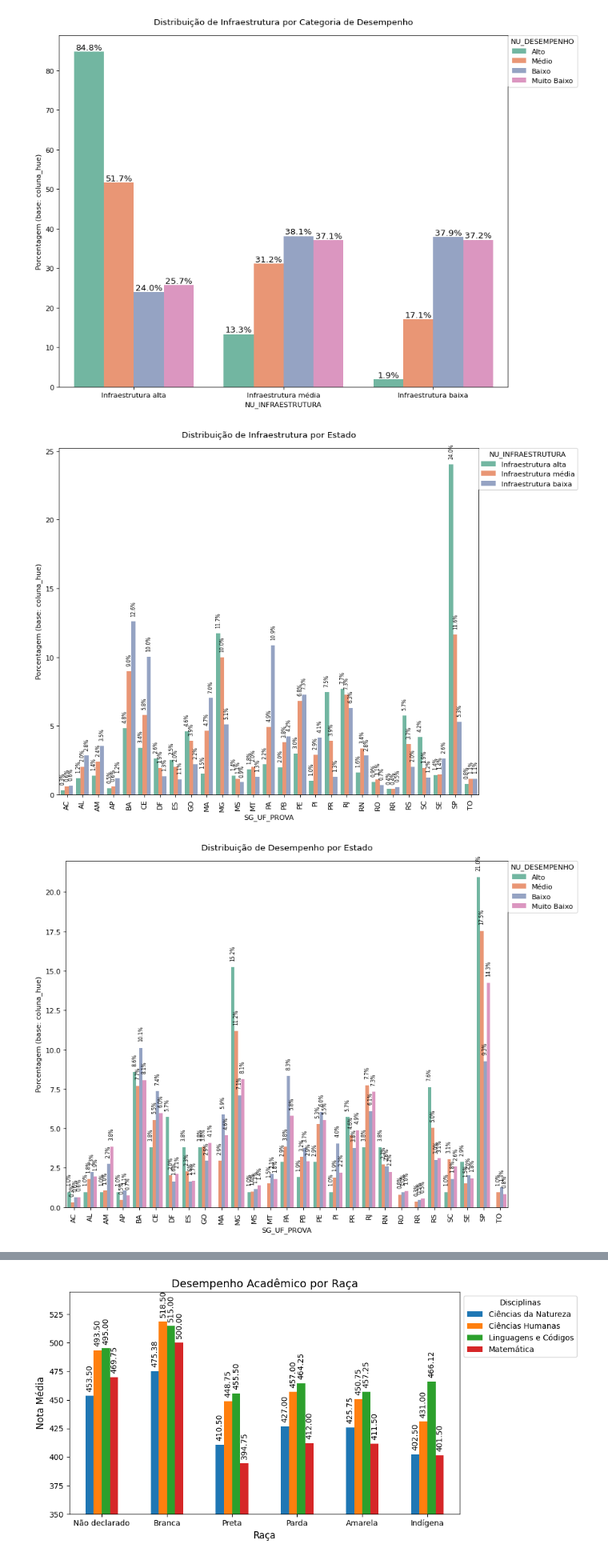
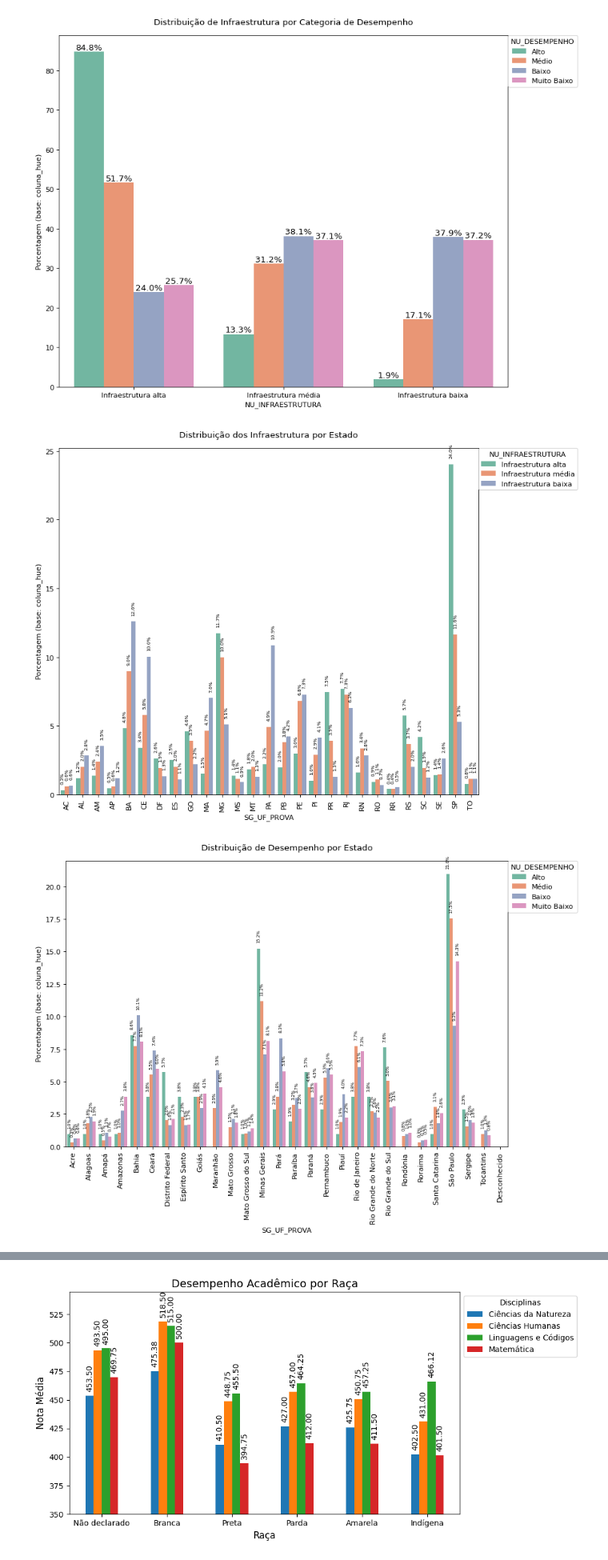
Before and after one commit to RafaelPetit/Microdados, a Jupyter notebook: microdados_V4.ipynb, the cells around one changed output, grey strips where cells are left out. Shown at 80% size. Drawn from its saved outputs; the diff is of its cells as text; code cells hidden in the pictures.

```diff
--- a/microdados_V4.ipynb
+++ b/microdados_V4.ipynb
@@ -861,33 +639,34 @@ plotar_histograma_porcentagem_por_hue(
 [figure]
 # %%
 # 3. Comparação regional dos clusters.
-plotar_histograma_porcentagem_por_hue(
+plotar_histograma_percentual(
     df=microdados,
     coluna_x='SG_UF_PROVA',
     coluna_hue='NU_INFRAESTRUTURA',
-    dicionario_x=uf_brasil,
     dicionario_hue=infraestrutura,
     titulo='Distribuição dos Infraestrutura por Estado',
     rotacao_xticks=90,
     rotacao_xticks_barra=90,
-    tamanho_texto=7,
+    tamanho_texto=6.7,
+    normalizar_por='hue'
 )
 # %% [output]
-[figure, old version]
+[figure, new version]
 # %%
 # Plotandp Comparação de Desempenho por Estado
-plotar_histograma_porcentagem_por_hue(
+plotar_histograma_percentual(
     df=microdados,
     coluna_x='SG_UF_PROVA',
     coluna_hue='NU_DESEMPENHO',
     dicionario_x=uf_brasil,
     dicionario_hue=desempenho,
     titulo='Distribuição de Desempenho por Estado',
     rotacao_xticks=90,
     rotacao_xticks_barra=90,
-    tamanho_texto=8,
+    tamanho_texto=6,
+    normalizar_por='hue'
 )
 # %% [output]
-[figure, old version]
+[figure, new version]
 # %%
 # Plotando Impacto da infraestrutura na taxa de abandono escolar.
```
Also changed, not shown: parts of 18 cells of this notebook.
